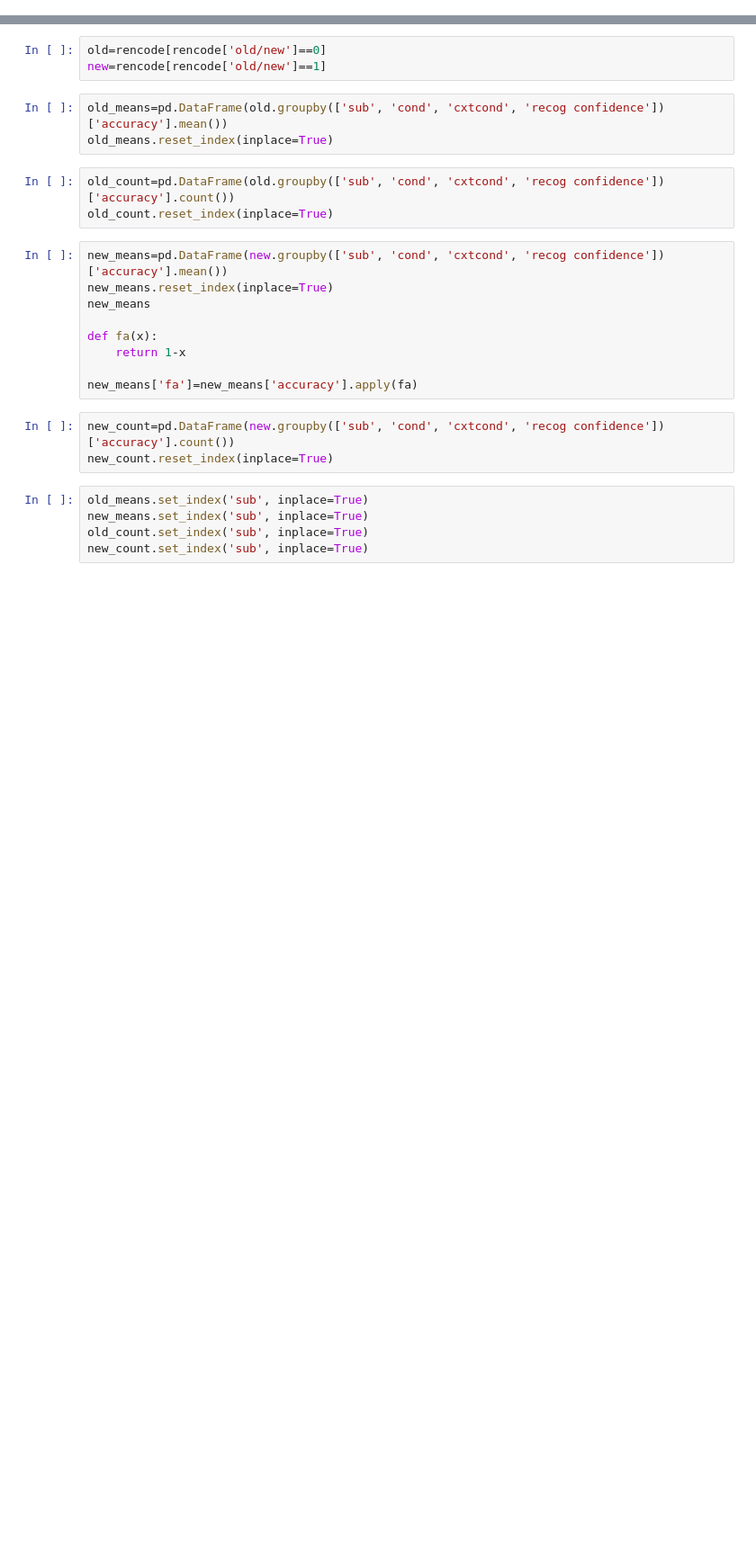
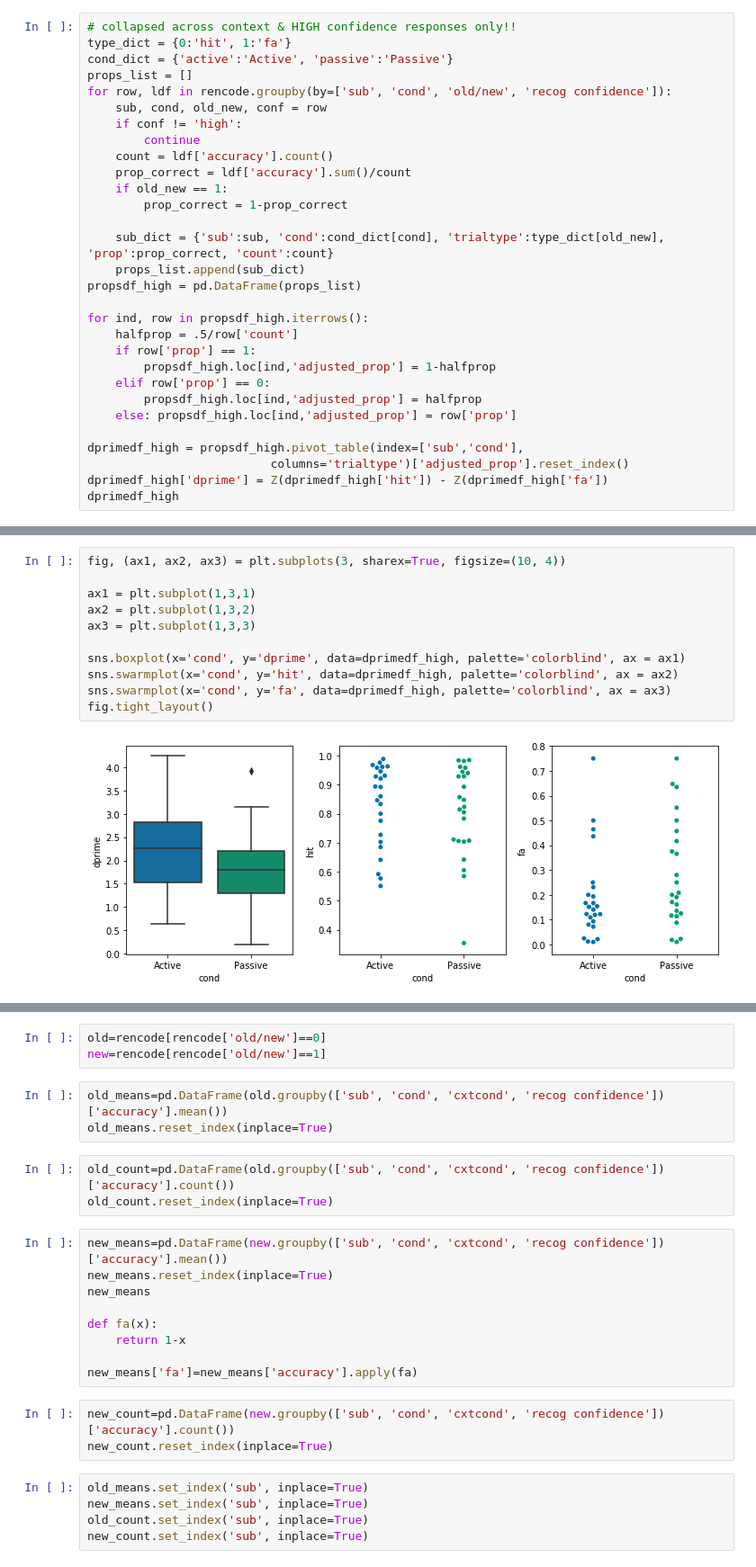
Before and after one commit to donnajobridge/data_visualizations, a Jupyter notebook: rencode/rencode_visualizations.ipynb, the cells around one changed output, grey strips where cells are left out. Shown: that part at 90% size. Saved outputs shown, nothing was run; the diff lists cells and outputs as text; blank space fills up the shorter version.

```diff
--- a/rencode/rencode_visualizations.ipynb
+++ b/rencode/rencode_visualizations.ipynb
@@ -29,0 +64,30 @@ rencode['accuracy']=rencode['accuracy'].map({False:0, True:1})
+# %%
+# collapsed across context & HIGH confidence responses only!!
+type_dict = {0:'hit', 1:'fa'}
+cond_dict = {'active':'Active', 'passive':'Passive'}
+props_list = []
+for row, ldf in rencode.groupby(by=['sub', 'cond', 'old/new', 'recog confidence']):
+    sub, cond, old_new, conf = row
+    if conf != 'high':
+        continue
+    count = ldf['accuracy'].count()
+    prop_correct = ldf['accuracy'].sum()/count
+    if old_new == 1:
+        prop_correct = 1-prop_correct
+
+    sub_dict = {'sub':sub, 'cond':cond_dict[cond], 'trialtype':type_dict[old_new], 'prop':prop_correct, 'count':count}
+    props_list.append(sub_dict)
+propsdf_high = pd.DataFrame(props_list)
+
+for ind, row in propsdf_high.iterrows():
+    halfprop = .5/row['count']
+    if row['prop'] == 1:
+        propsdf_high.loc[ind,'adjusted_prop'] = 1-halfprop
+    elif row['prop'] == 0:
+        propsdf_high.loc[ind,'adjusted_prop'] = halfprop
+    else: propsdf_high.loc[ind,'adjusted_prop'] = row['prop']
+
+dprimedf_high = propsdf_high.pivot_table(index=['sub','cond'],
+                          columns='trialtype')['adjusted_prop'].reset_index()
+dprimedf_high['dprime'] = Z(dprimedf_high['hit']) - Z(dprimedf_high['fa'])
+dprimedf_high
@@ -29,0 +112,13 @@ rencode['accuracy']=rencode['accuracy'].map({False:0, True:1})
+# %%
+fig, (ax1, ax2, ax3) = plt.subplots(3, sharex=True, figsize=(10, 4))
+
+ax1 = plt.subplot(1,3,1)
+ax2 = plt.subplot(1,3,2)
+ax3 = plt.subplot(1,3,3)
+
+sns.boxplot(x='cond', y='dprime', data=dprimedf_high, palette='colorblind', ax = ax1)
+sns.swarmplot(x='cond', y='hit', data=dprimedf_high, palette='colorblind', ax = ax2)
+sns.swarmplot(x='cond', y='fa', data=dprimedf_high, palette='colorblind', ax = ax3)
+fig.tight_layout()
+# %% [output]
+[figure, added]
```
Also changed, not shown: parts of 13 cells of this notebook, 41 other files.
